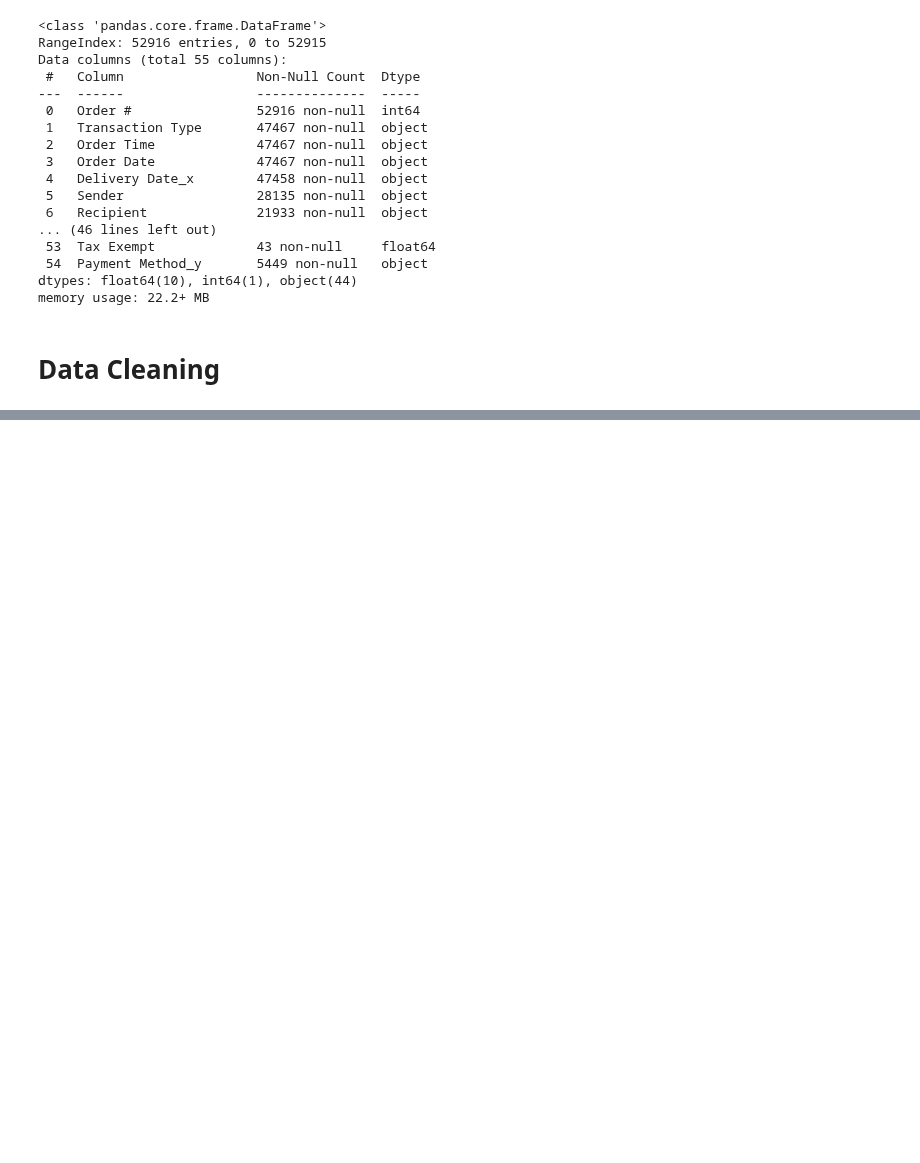
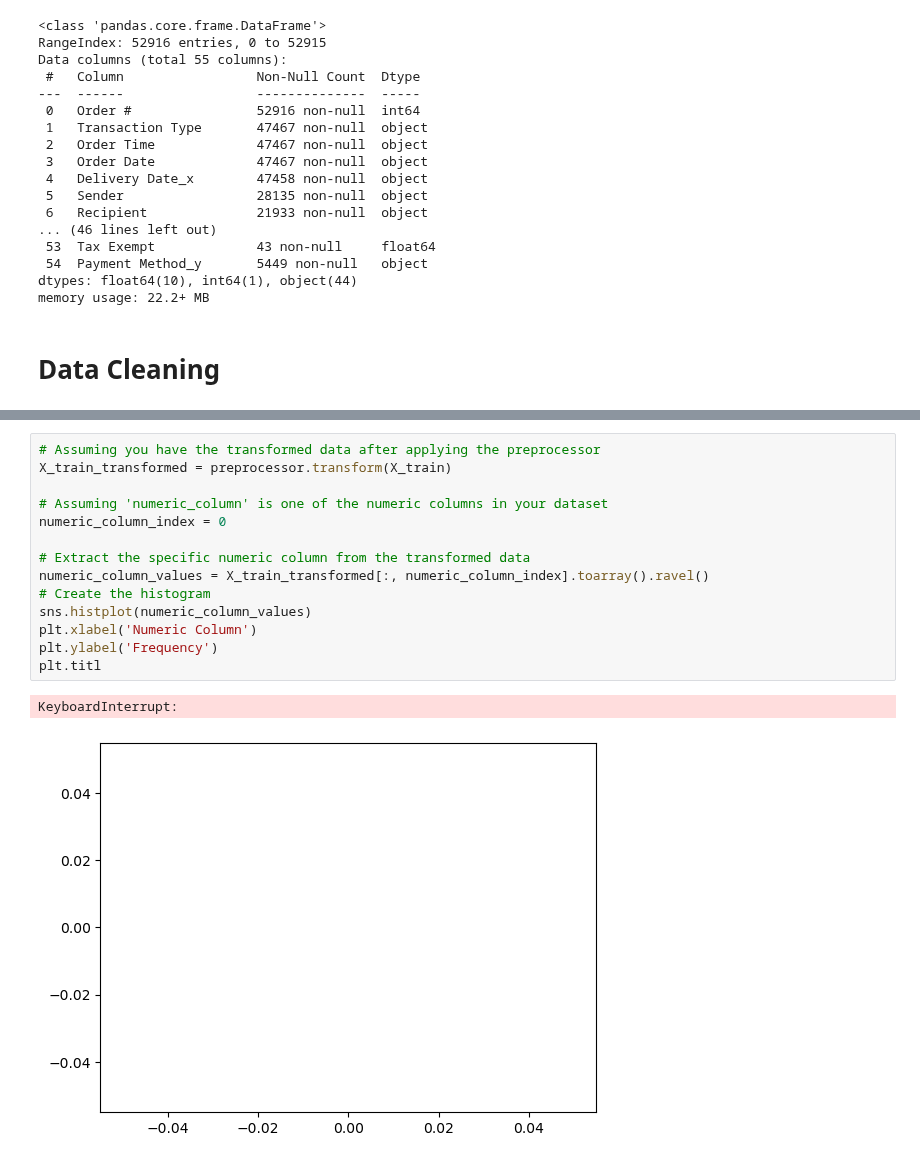
Before and after one commit to JoeBwonKenobi/Floral_Sales_Project, a Jupyter notebook: Floral_Data_Processing.ipynb, the cells around one changed output, grey strips where cells are left out. Drawn from its saved outputs; the diff is of its cells as text; blank space fills up the shorter version.

```diff
--- a/Floral_Data_Processing.ipynb
+++ b/Floral_Data_Processing.ipynb
@@ -214,0 +224,17 @@ plt.show();
+# %%
+# Assuming you have the transformed data after applying the preprocessor
+X_train_transformed = preprocessor.transform(X_train)
+
+# Assuming 'numeric_column' is one of the numeric columns in your dataset
+numeric_column_index = 0
+
+# Extract the specific numeric column from the transformed data
+numeric_column_values = X_train_transformed[:, numeric_column_index].toarray().ravel()
+# Create the histogram
+sns.histplot(numeric_column_values)
+plt.xlabel('Numeric Column')
+plt.ylabel('Frequency')
+plt.titl
+# %% [output]
+KeyboardInterrupt:
+[figure, added]
```
Also changed, not shown: parts of 20 cells of this notebook.
